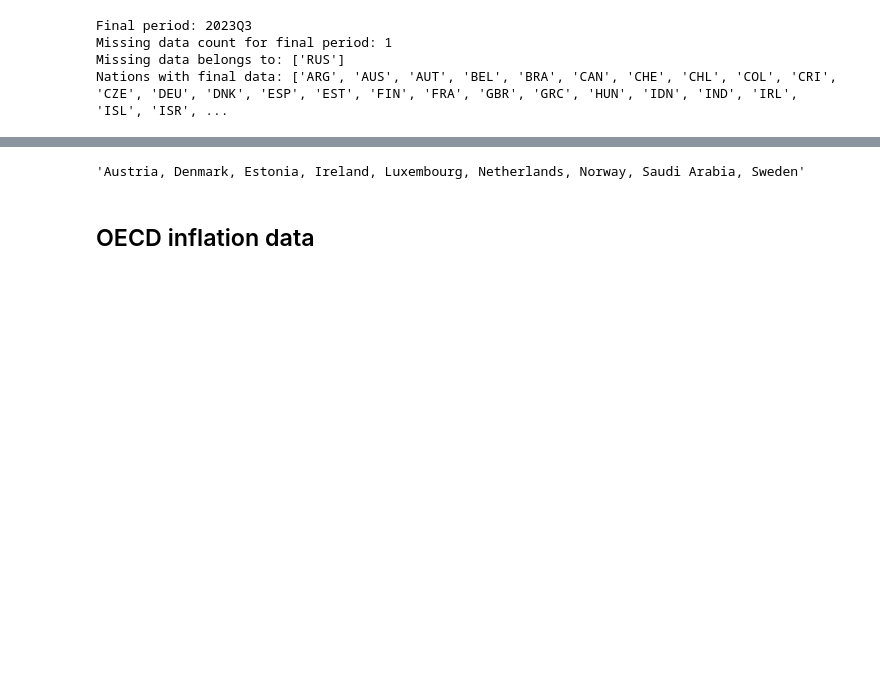
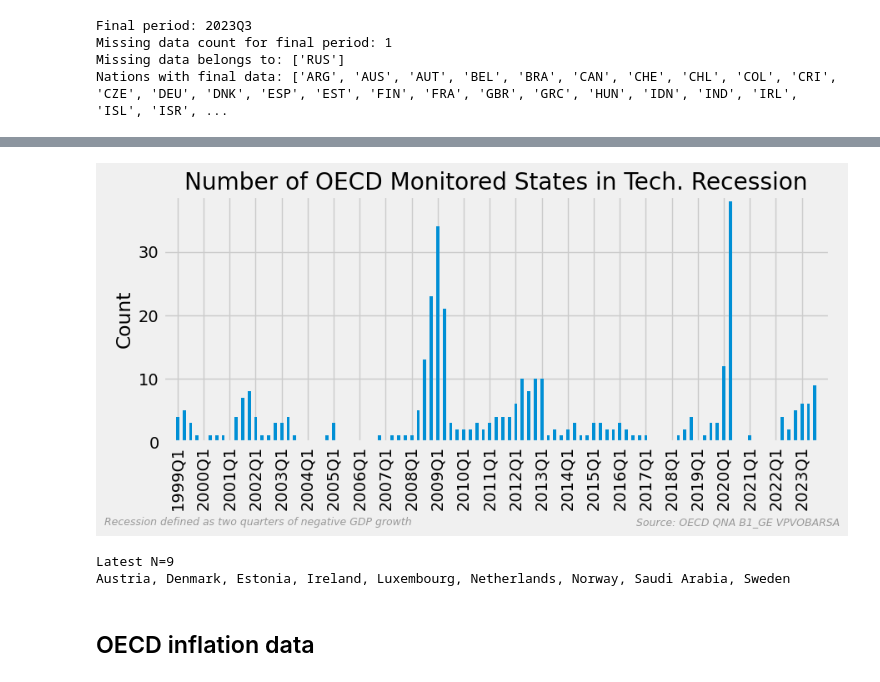
Before and after one commit to bpalmer4/Charts-based-on-ABS-data, a Jupyter notebook: notebooks/OECD international comparisons.ipynb, the cells around one changed output, grey strips where cells are left out. Cells and saved outputs as stored; diff of their text form; code cells hidden in the pictures; blank space fills up the shorter version.

```diff
--- a/notebooks/OECD international comparisons.ipynb
+++ b/notebooks/OECD international comparisons.ipynb
@@ -407,21 +377,31 @@ finalise_plot(
 # %%
-# GDP identify/count technical recessions
-recession = (rgdp_qtr_growth < 0) & (rgdp_qtr_growth.shift(1) < 0)
-recession_count = recession.sum(axis=1)
+def plot_recessions():
+    """GDP identify/count technical recessions."""
 
-title = "Number of OECD Monitored States in Tech. Recession"
-ax = recession_count[recession_count.index >= start].plot.bar()
-ax.set_xticks(ax.get_xticks()[::4])
-finalise_plot(
-    ax,
-    title=title,
-    ylabel="Count",
-    rfooter=rfooter,
-    lfooter="Recession defined as two quarters of negative GDP growth",
-    show=SHOW,
-)
+    recessions = (rgdp_qtr_growth < 0) & (rgdp_qtr_growth.shift(1) < 0)
+    recession_count = recessions.sum(axis=1)
+
+    title = "Number of OECD Monitored States in Tech. Recession"
+    start = pd.Period("1999Q1", freq="Q")
+    ax = recession_count[recession_count.index >= start].plot.bar()
+    ax.set_xticks(ax.get_xticks()[::4])
+    finalise_plot(
+        ax,
+        title=title,
+        ylabel="Count",
+        rfooter=rgdp_rfooter,
+        lfooter="Recession defined as two quarters of negative GDP growth",
+        show=SHOW,
+    )
+
+    # print nations in contraction
+    print(f"Latest N={recession_count.iloc[-1]}")
+    print(", ".join([location_map[x] for x in recessions
+                   .iloc[-1][recessions.iloc[-1]].index]))
+
+
+plot_recessions()
+# %% [output]
+[figure, added]
+Latest N=9
+Austria, Denmark, Estonia, Ireland, Luxembourg, Netherlands, Norway, Saudi Arabia, Sweden
-# %%
-# List nations in recession at last quarter
-", ".join([location_map[x] for x in recession.iloc[-1][recession.iloc[-1]].index])
-# %% [output]
-'Austria, Denmark, Estonia, Ireland, Luxembourg, Netherlands, Norway, Saudi Arabia, Sweden'
```
Also changed, not shown: parts of 30 cells of this notebook.
